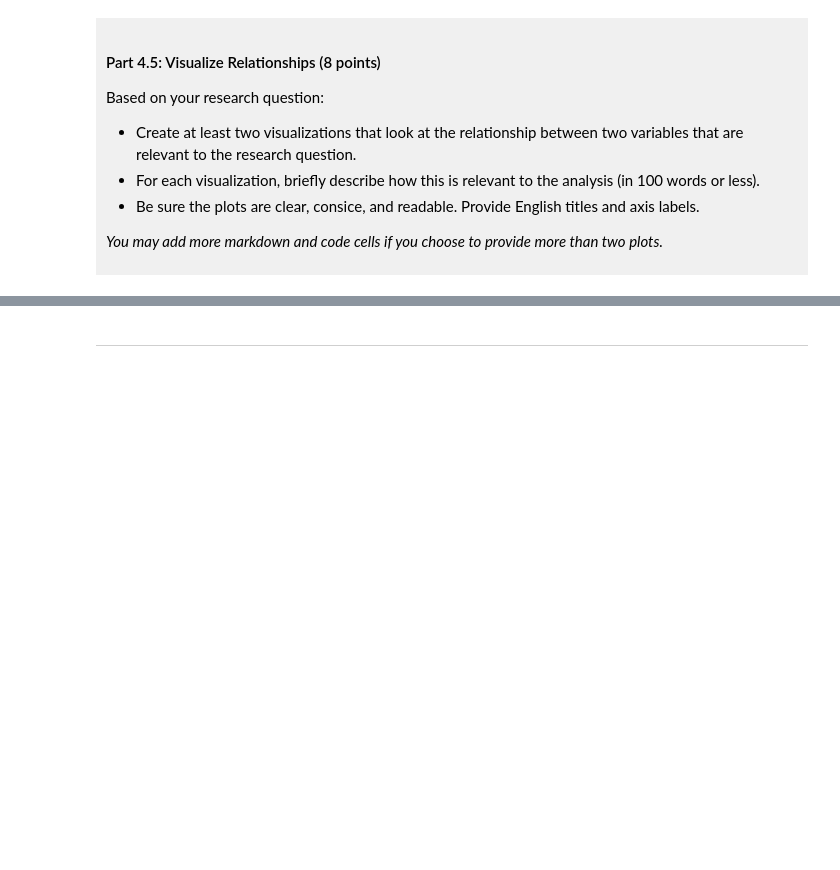
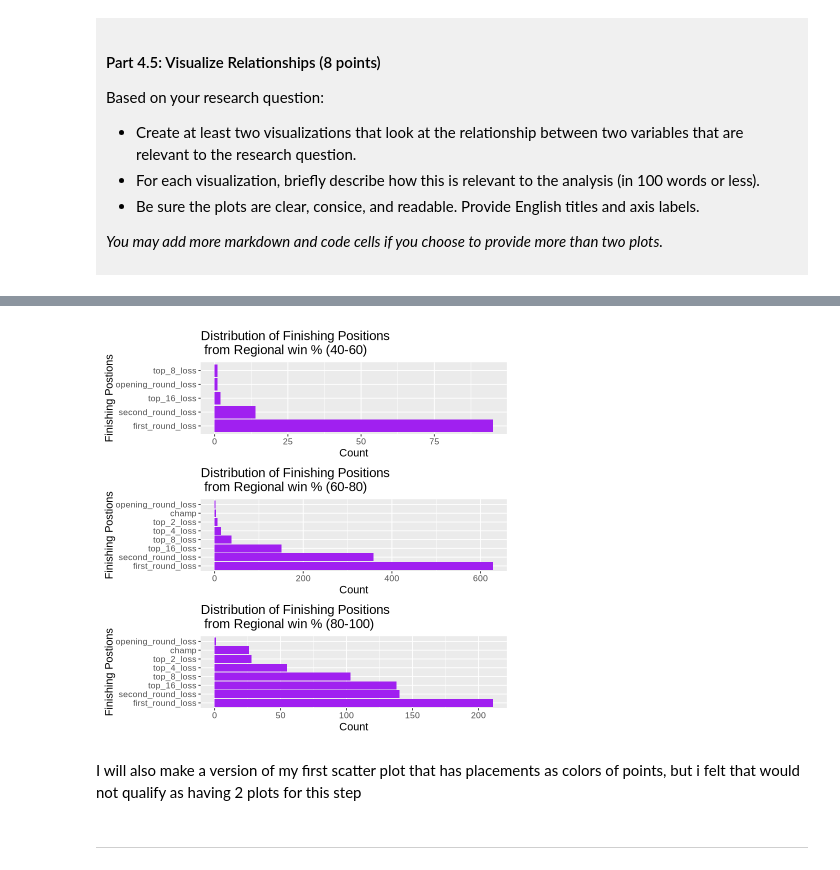
Before and after one commit to kdraat/dsci-100-project-kaia-deraat, a Jupyter notebook: dsci-100-project-notebook.ipynb, the cells around one changed output, grey strips where cells are left out. Drawn from its saved outputs; the diff is of its cells as text; code cells hidden in the pictures; blank space fills up the shorter version.

Commit message:
Checkpoint C
Completed up until 5.1, but nothing is final version yet

```diff
--- a/dsci-100-project-notebook.ipynb
+++ b/dsci-100-project-notebook.ipynb
@@ -331,3 +465,56 @@ Visualization 2: %%% EDIT THIS MARKDOWN CELL%%%
+# %%
+#creating plots and stacking them for now as I didnt have the time to do so properly from one df (im sorry)
+#ommiting values from 0-40 since there are none
+
+plot4060 <- reg4060 |>
+
+select(tourney_finish) |>
+group_by(tourney_finish) |>
+count(tourney_finish) |> #finding # of each categories' occurance
+
+ggplot(aes(x = reorder(tourney_finish, -n), y = n)) + #finding distribution of finishing positions across data
+geom_bar(stat = "identity", fill = "purple") +
+xlab("Finishing Postions") +
+ylab("Count") +
+coord_flip() +
+ggtitle("Distribution of Finishing Positions\n from Regional win % (40-60)") +
+theme(text = element_text(size = 13))
+
+plot6080 <- reg6080 |>
+
+select(tourney_finish) |>
+group_by(tourney_finish) |>
+count(tourney_finish) |> #finding # of each categories' occurance
+
+ggplot(aes(x = reorder(tourney_finish, -n), y = n)) + #finding distribution of finishing positions across data
+geom_bar(stat = "identity", fill = "purple") +
+xlab("Finishing Postions") +
+ylab("Count") +
+coord_flip() +
+ggtitle("Distribution of Finishing Positions\n from Regional win % (60-80)") +
+theme(text = element_text(size = 13))
+
+
+
+plot80100 <- reg80100 |>
+
+select(tourney_finish) |>
+group_by(tourney_finish) |>
+count(tourney_finish) |> #finding # of each categories' occurance
+
+ggplot(aes(x = reorder(tourney_finish, -n), y = n)) + #finding distribution of finishing positions across data
+geom_bar(stat = "identity", fill = "purple") +
+xlab("Finishing Postions") +
+ylab("Count") +
+coord_flip()+
+ggtitle("Distribution of Finishing Positions\n from Regional win % (80-100)") +
+theme(text = element_text(size = 13))
+
+plot4060 / plot6080 / plot80100 # this is not the final product I didnt have the time to figure out how to do this with facet_grids and assigning new labels
+# %% [output]
+[figure, added]
+# %% [markdown]
+I will also make a version of my first scatter plot that has placements as colors of points, but i felt that would not qualify as having 2 plots for this step
 # %% [markdown]
 ------
 # %% [markdown]
```
Also changed, not shown: parts of 12 cells of this notebook.
